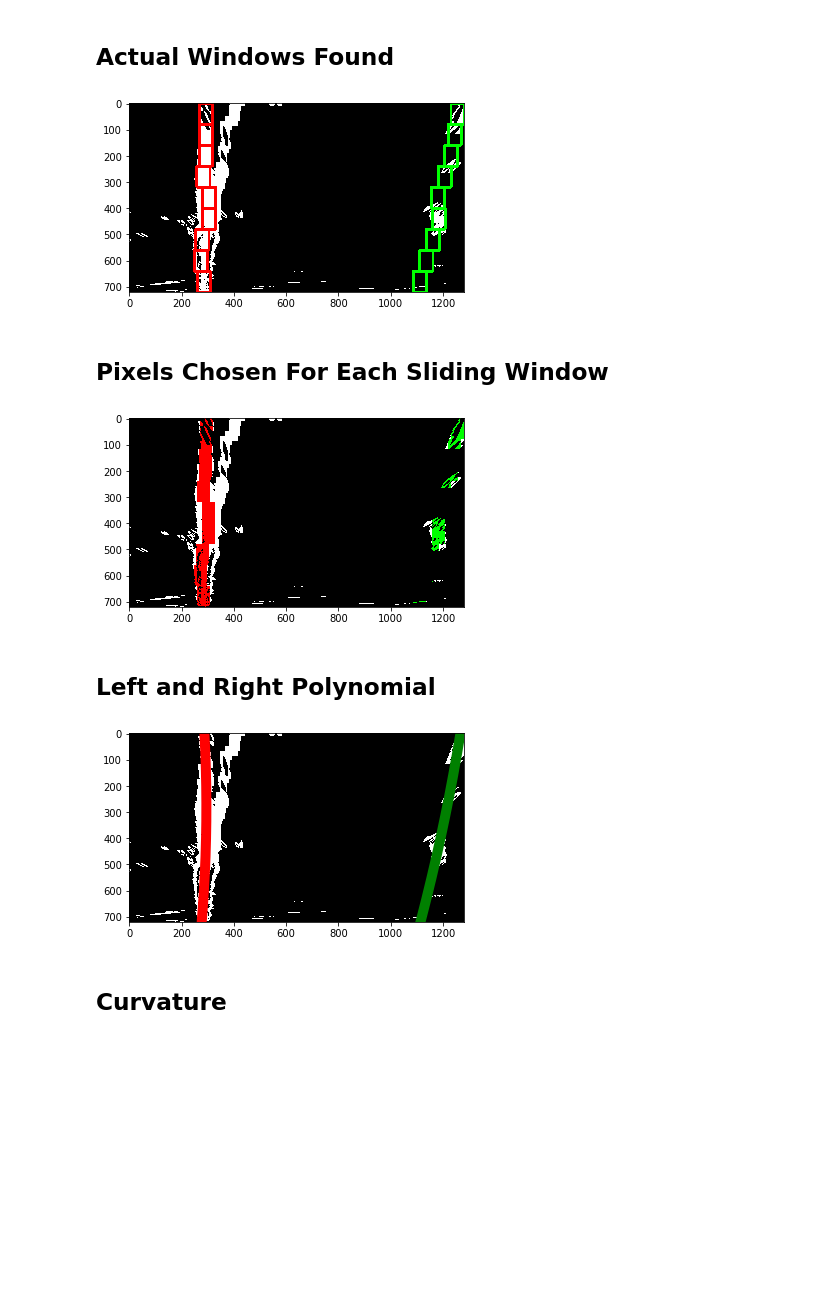
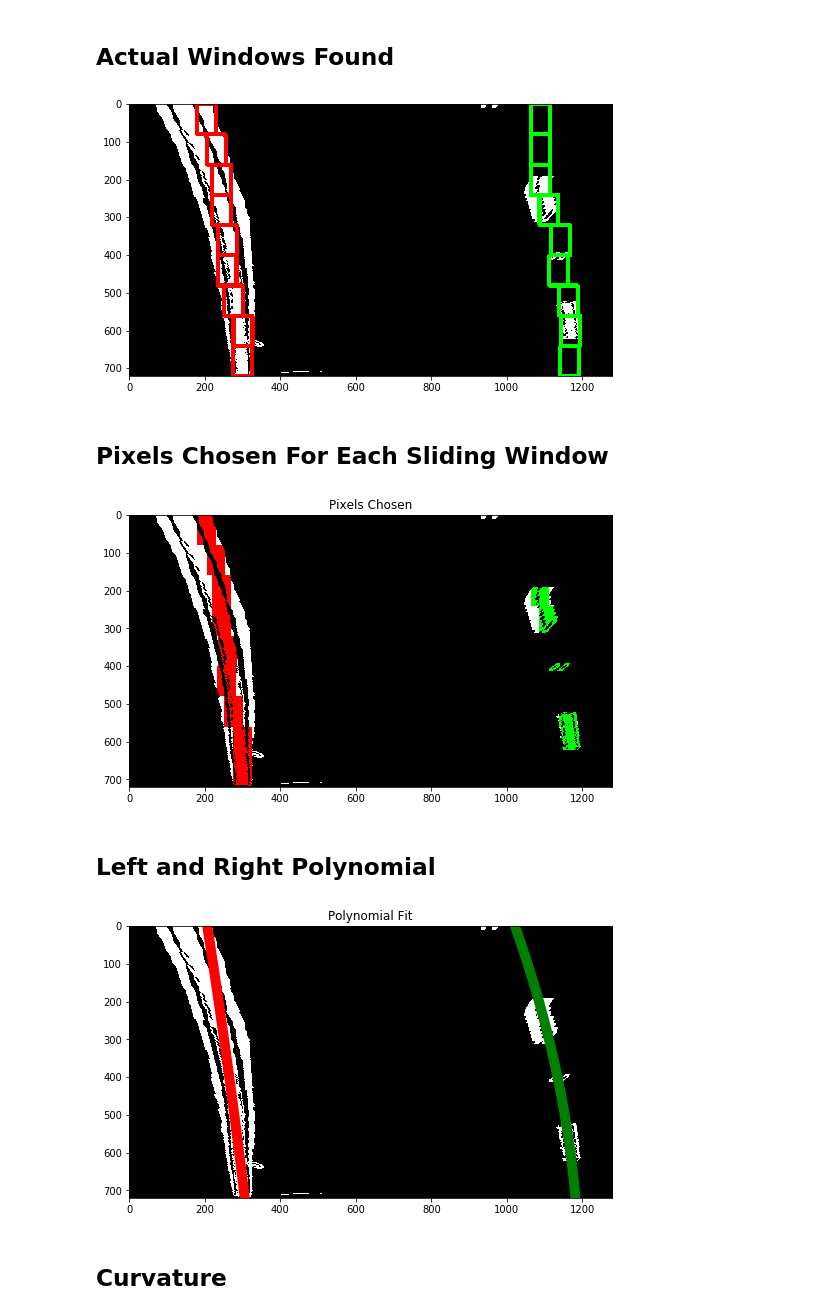
Before and after one commit to drganjoo/CarND-Advanced-Lane-Lines, a Jupyter notebook: LaneMarkingTest.ipynb, the cells around one changed output. Saved outputs shown, nothing was run; the diff lists cells and outputs as text; code cells hidden in the pictures; blank space fills up the shorter version.

```diff
--- a/LaneMarkingTest.ipynb
+++ b/LaneMarkingTest.ipynb
@@ -22,7 +22,8 @@ Algorithm Initialized
 ## Test File
 # %%
 #testfile = './project_video-frames/1038.jpg'
-testfile = './project_video-frames/0989.jpg'
+#testfile = './project_video-frames/0989.jpg'
+testfile = './project_video-frames/0000.jpg'
 
 print('Testing process on: ', testfile)
 
@@ -87,10 +91,12 @@ def draw_boxes(centers, color):
 draw_boxes(l_centers, (255, 0, 0))
 draw_boxes(r_centers, (0, 255, 0))
 
-plt.imshow(final_img)
+f, ax1 = plt.subplots(1,1, figsize=(10,5))
+ax1.imshow(final_img)
+
 plt.show()
 # %% [output]
-[figure, old version]
+[figure, new version]
 # %% [markdown]
 ## Pixels Chosen For Each Sliding Window
 # %%
@@ -102,22 +108,29 @@ final_img = np.dstack((binary_warped, binary_warped, binary_warped)) * 255
 final_img[ll.chosen_y, ll.chosen_x] = [255, 0, 0]
 final_img[rl.chosen_y, rl.chosen_x] = [0, 255, 0]
 
-plt.imshow(final_img, cmap='gray')
+f, ax1 = plt.subplots(1,1, figsize=(10,5))
+ax1.imshow(final_img, cmap='gray')
+ax1.set_title('Pixels Chosen')
+
 plt.show()
 # %% [output]
-[figure, old version]
+[figure, new version]
 # %% [markdown]
 ## Left and Right Polynomial
 # %%
 ll.find_using_sliding_window()
 rl.find_using_sliding_window()
 
-plt.imshow(binary_warped, cmap='gray')
-plt.plot(ll.current_fitx, ll.current_fity, color='red', linewidth = 10)
-plt.plot(rl.current_fitx, rl.current_fity, color='green', linewidth = 10)
+f, ax1 = plt.subplots(1,1, figsize=(10,5))
+
+ax1.imshow(binary_warped, cmap='gray')
+ax1.set_title('Polynomial Fit')
+ax1.plot(ll.current_fitx, ll.current_fity, color='red', linewidth = 10)
+ax1.plot(rl.current_fitx, rl.current_fity, color='green', linewidth = 10)
+
 plt.show()
 # %% [output]
-[figure, old version]
+[figure, new version]
 # %% [markdown]
 ## Curvature
 # %%
```
Also changed, not shown: parts of 7 cells of this notebook, 9 other files.
